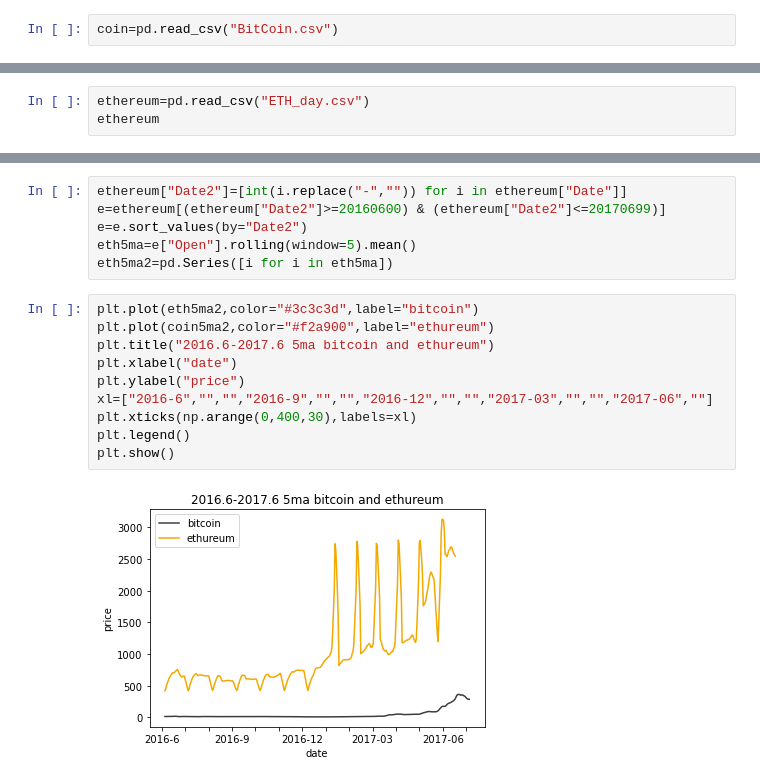
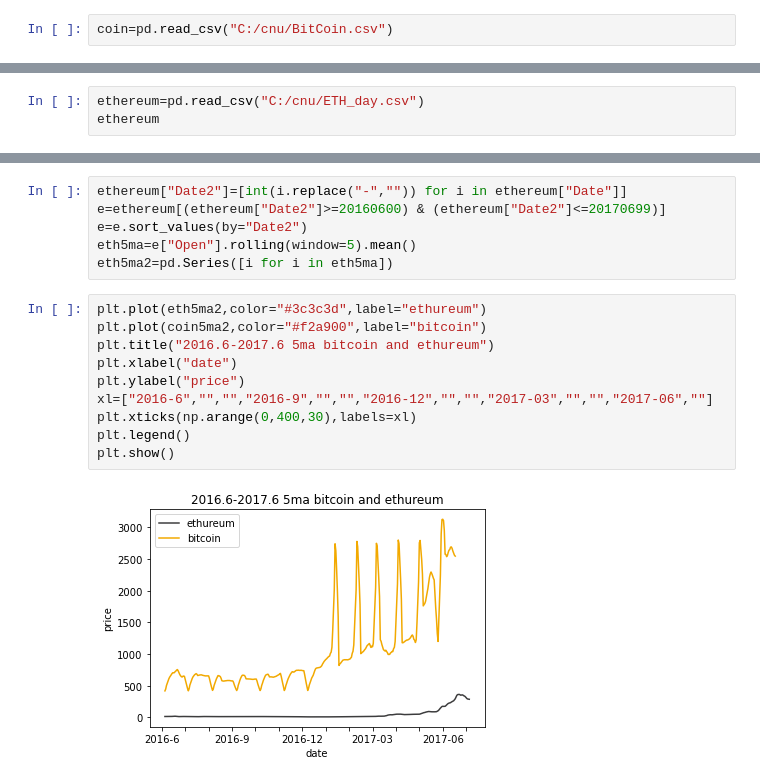
Before and after one commit to remonpie1814/SWA_Assignment, a Jupyter notebook: week1_mission.ipynb, the cells around one changed output, grey strips where cells are left out. Saved outputs shown, nothing was run; the diff lists cells and outputs as text.

```diff
--- a/week1_mission.ipynb
+++ b/week1_mission.ipynb
@@ -55,5 +55,5 @@ nec[nec["show_id"]==nec["show_id"].max()]
 ### Mandatory part
 5-MA비트코인 가격 그래프를 그리기
 # %%
-coin=pd.read_csv("BitCoin.csv")
+coin=pd.read_csv("C:/cnu/BitCoin.csv")
 # %%
@@ -153,7 +146,7 @@ plt.show()
 # %% [markdown]
 ### Bonus part
 # %%
-ethereum=pd.read_csv("ETH_day.csv")
+ethereum=pd.read_csv("C:/cnu/ETH_day.csv")
 ethereum
 # %% [output]
 |  | Date | Symbol | Open | High | Low | Close | Volume ETH | Volume USD |
@@ -176,14 +169,14 @@ e=e.sort_values(by="Date2")
 eth5ma=e["Open"].rolling(window=5).mean()
 eth5ma2=pd.Series([i for i in eth5ma])
 # %%
-plt.plot(eth5ma2,color="#3c3c3d",label="bitcoin")
-plt.plot(coin5ma2,color="#f2a900",label="ethureum")
+plt.plot(eth5ma2,color="#3c3c3d",label="ethureum")
+plt.plot(coin5ma2,color="#f2a900",label="bitcoin")
 plt.title("2016.6-2017.6 5ma bitcoin and ethureum")
 plt.xlabel("date")
 plt.ylabel("price")
 xl=["2016-6","","","2016-9","","","2016-12","","","2017-03","","","2017-06",""]
 plt.xticks(np.arange(0,400,30),labels=xl)
 plt.legend()
 plt.show()
 # %% [output]
-[figure, old version]
+[figure, new version]
```
Also changed, not shown: parts of 9 cells of this notebook.
